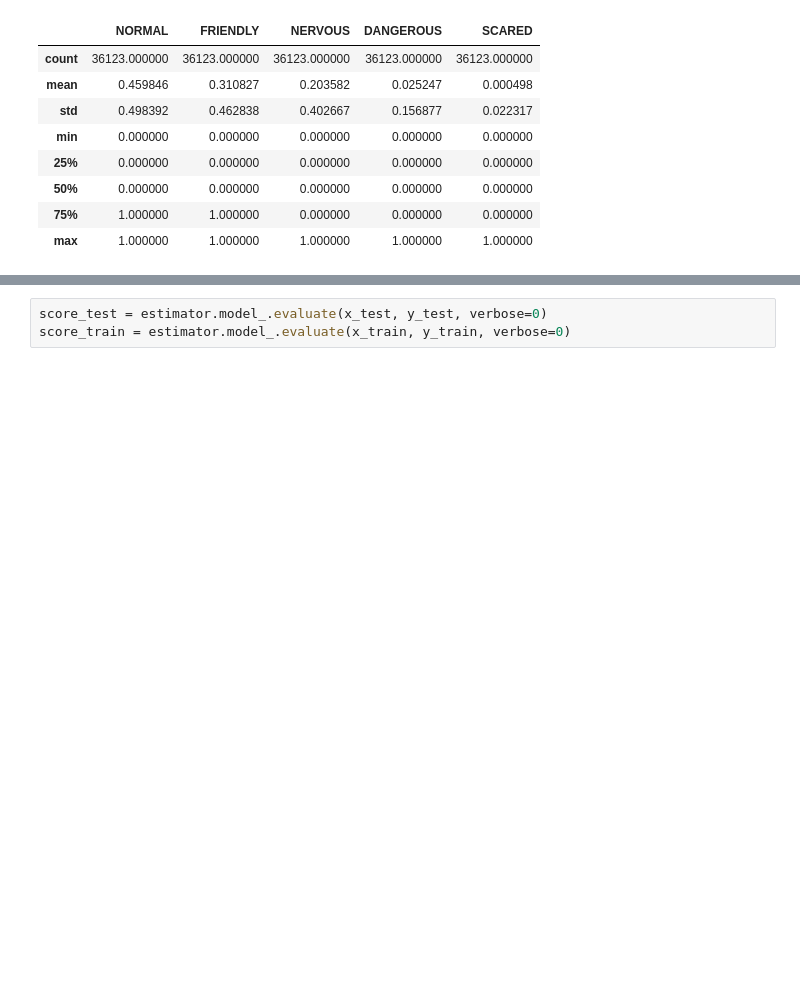
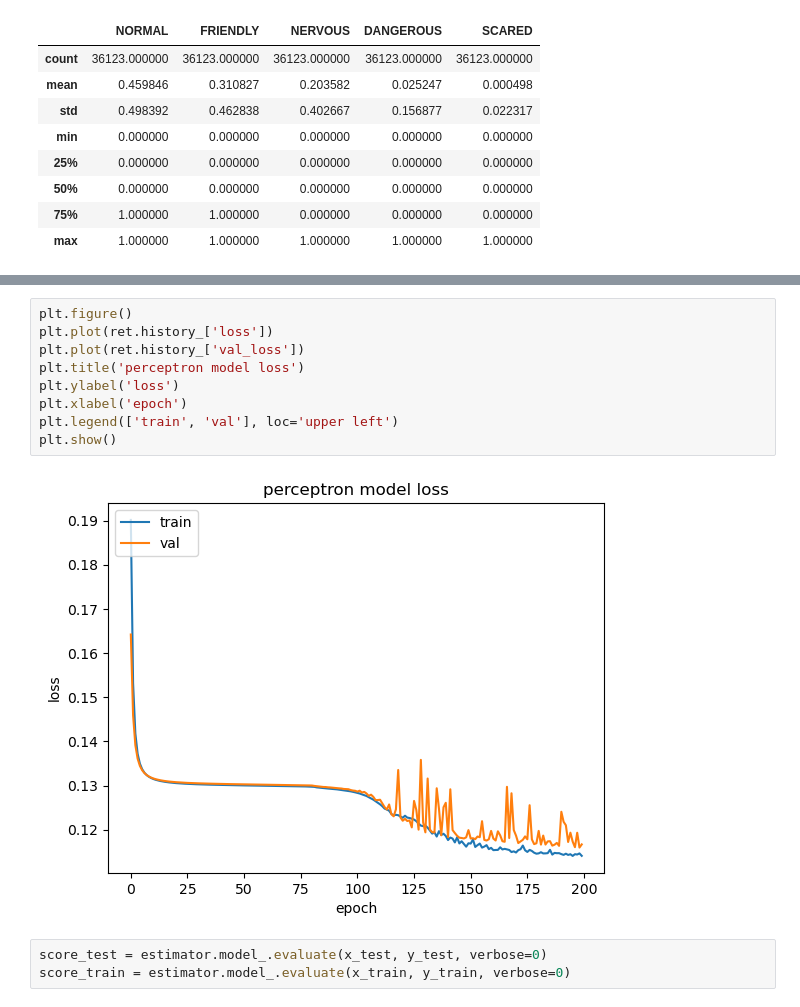
Before and after one commit to PaulaEsteban2000/CSE151A_UrbanAnimals, a Jupyter notebook: perceptron.ipynb, the cells around one changed output, grey strips where cells are left out. Drawn from its saved outputs; the diff is of its cells as text; blank space fills up the shorter version.

```diff
--- a/perceptron.ipynb
+++ b/perceptron.ipynb
@@ -99,3 +119,14 @@ plt.show()
+# %%
+plt.figure()
+plt.plot(ret.history_['loss'])
+plt.plot(ret.history_['val_loss'])
+plt.title('perceptron model loss')
+plt.ylabel('loss')
+plt.xlabel('epoch')
+plt.legend(['train', 'val'], loc='upper left')
+plt.show()
+# %% [output]
+[figure, added]
 # %%
 score_test = estimator.model_.evaluate(x_test, y_test, verbose=0)
 score_train = estimator.model_.evaluate(x_train, y_train, verbose=0)
```
Also changed, not shown: parts of 7 cells of this notebook, 3 other files.
